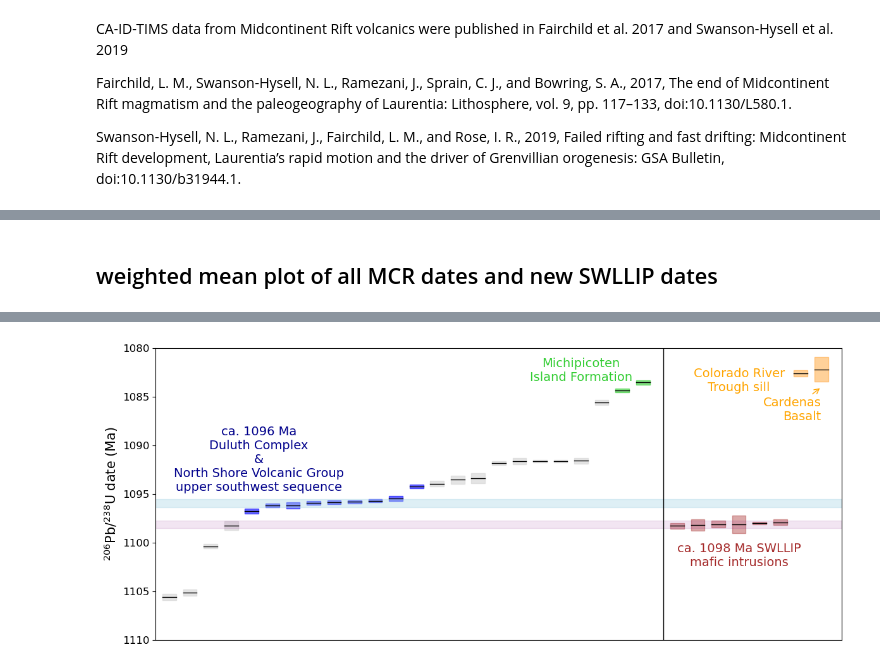
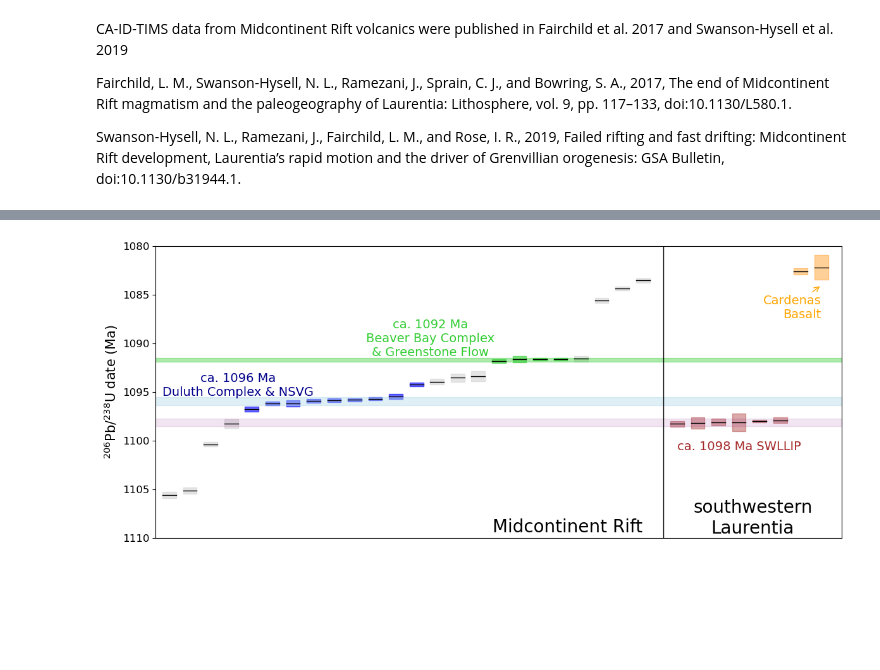
Before and after one commit to Swanson-Hysell-Group/2024_SWLLIP, a Jupyter notebook: code/SWLLIP_geochron.ipynb, the cells around one changed output, grey strips where cells are left out. Saved outputs shown, nothing was run; the diff lists cells and outputs as text; code cells hidden in the pictures; blank space fills up the shorter version.

Commit message:
upload figures and notebook changes

```diff
--- a/code/SWLLIP_geochron.ipynb
+++ b/code/SWLLIP_geochron.ipynb
@@ -561,5 +455,3 @@ plt.show()
-# %% [markdown]
-## weighted mean plot of all MCR dates and new SWLLIP dates
 # %%
 geochron_compilation = pd.read_csv('../data/geochron/geochron_compilation.csv')
 geochron_compilation = geochron_compilation.sort_values(by=['206Pb/238U date (Ma)'], ascending=False).reset_index(drop=True)
@@ -598,7 +490,7 @@ for i in range(len(MCR_geochron)):
     color = 'lightgrey'
     if this_sample == 'NSVG-40I' or this_sample == 'PRI' or this_sample == 'NSVG-TH1' or this_sample == 'BEI' or this_sample == 'AS3' or this_sample == 'FC1' or this_sample == 'FC4b' or this_sample == 'HCT' or this_sample == 'MS99-30':
         color = 'blue'
-    if MCR_geochron['group'][i] == 'Michipicoten Island Formation':
+    if (MCR_geochron['group'][i] == 'Beaver Bay Complex') and (MCR_geochron['sample'][i] != 'HCT'):
         color = 'limegreen'
     ax.plot([current_x, current_x+width], [this_mean_age, this_mean_age], color='k', linewidth=1)
     rectangle = matplotlib.patches.Rectangle((current_x, this_mean_age-this_2sigma),\
@@ -627,36 +519,49 @@ for j in range(len(SWLLIP_geochron)):
     ax.add_patch(rectangle)
 
     current_x = current_x + width + space
 
+# add Beaver Bay Complex duration bar
+rectangle = matplotlib.patches.Rectangle((0,1091.7 - 0.2),100, (1091.7 + 0.2)-(1091.7 - 0.2), color='limegreen',alpha=0.4)
+ax.add_patch(rectangle)
+
 # add Duluth Complex duration bar
 rectangle = matplotlib.patches.Rectangle((0,1095.71 - 0.17),100, (1096.19 + 0.19)-(1095.71 - 0.17), color='lightblue',alpha=0.4)
 ax.add_patch(rectangle)
 
 # add SWLLIP duration bar
 rectangle = matplotlib.patches.Rectangle((0,1098.1 - 0.4), 100, 0.8, color='purple',alpha=0.1)
 ax.add_patch(rectangle)
 
-plt.text(15, 1088, 'ca. 1096 Ma\nDuluth Complex\n&\nNorth Shore Volcanic Group\nupper southwest sequence', color='darkblue' ,fontsize=14,
+plt.text(12, 1093, 'ca. 1096 Ma\nDuluth Complex & NSVG', color='darkblue' ,fontsize=14,
         verticalalignment='top',horizontalalignment='center')
 
-plt.text(85, 1100, 'ca. 1098 Ma SWLLIP\nmafic intrusions', color='brown' ,fontsize=14,
+plt.text(40, 1087.5, 'ca. 1092 Ma\nBeaver Bay Complex\n& Greenstone Flow', color='limegreen' ,fontsize=14,
         verticalalignment='top',horizontalalignment='center')
 
-plt.text(62, 1081, 'Michipicoten\nIsland Formation', color='limegreen' ,fontsize=14,
+plt.text(85, 1100, 'ca. 1098 Ma SWLLIP', color='brown' ,fontsize=14,
         verticalalignment='top',horizontalalignment='center')
 
-plt.text(85, 1082, 'Colorado River\nTrough sill', color='orange' ,fontsize=14,
+plt.text(60, 1108, 'Midcontinent Rift', color='k' ,fontsize=20,
         verticalalignment='top',horizontalalignment='center')
+
+plt.text(87, 1106, 'southwestern\nLaurentia', color='k' ,fontsize=20,
+        verticalalignment='top',horizontalalignment='center')
+
+# plt.text(62, 1081, 'Michipicoten\nIsland Formation', color='limegreen' ,fontsize=14,
+#         verticalalignment='top',horizontalalignment='center')
+
+# plt.text(85, 1082, 'Colorado River\nTrough sill', color='orange' ,fontsize=14,
+#         verticalalignment='top',horizontalalignment='center')
 
 plt.annotate('Cardenas\nBasalt', (97, 1084), (97, 1085), color='orange' ,fontsize=14,
         verticalalignment='top',horizontalalignment='right', arrowprops={'arrowstyle':'->', 'color':'orange'})
 
 plt.ylim(1110, 1080)
 plt.xlim(0, 100)
 plt.xticks([])
 plt.yticks(fontsize=12)
 plt.ylabel('$^{206}$Pb/$^{238}$U date (Ma)',fontsize=15)
-plt.savefig('../figure/SWLLIP_geochron.pdf', bbox_inches='tight')
+# plt.savefig('../figure/SWLLIP_geochron.pdf', bbox_inches='tight')
 plt.show()
 # %% [output]
-[figure, old version]
+[figure, new version]
```
Also changed, not shown: parts of 10 cells of this notebook, 17 other files.
